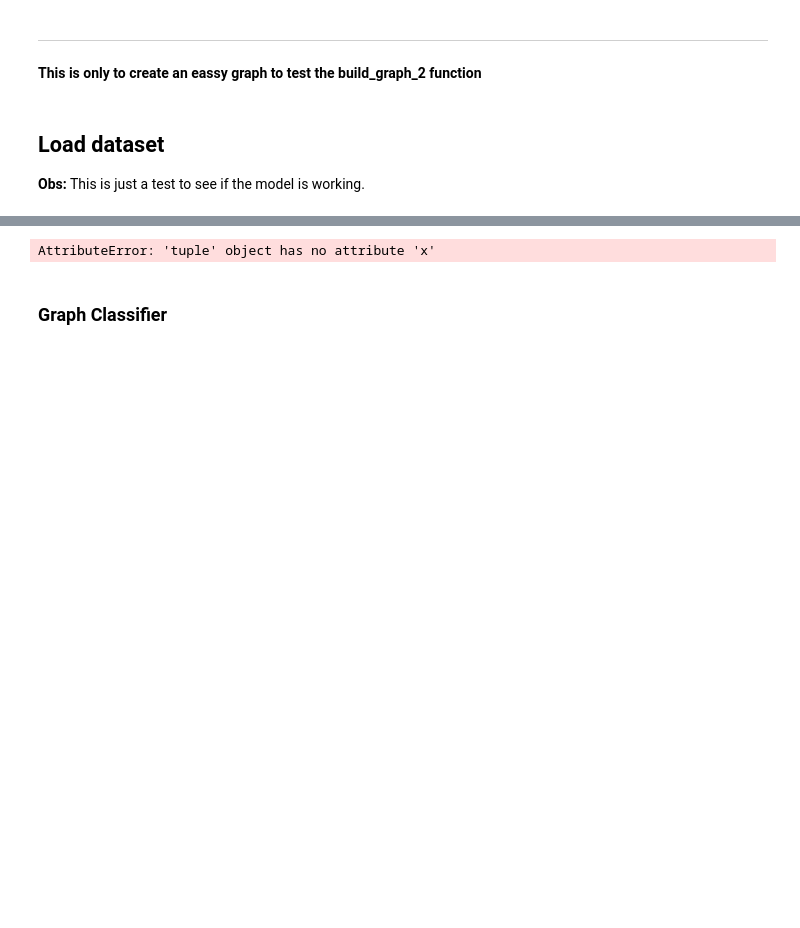
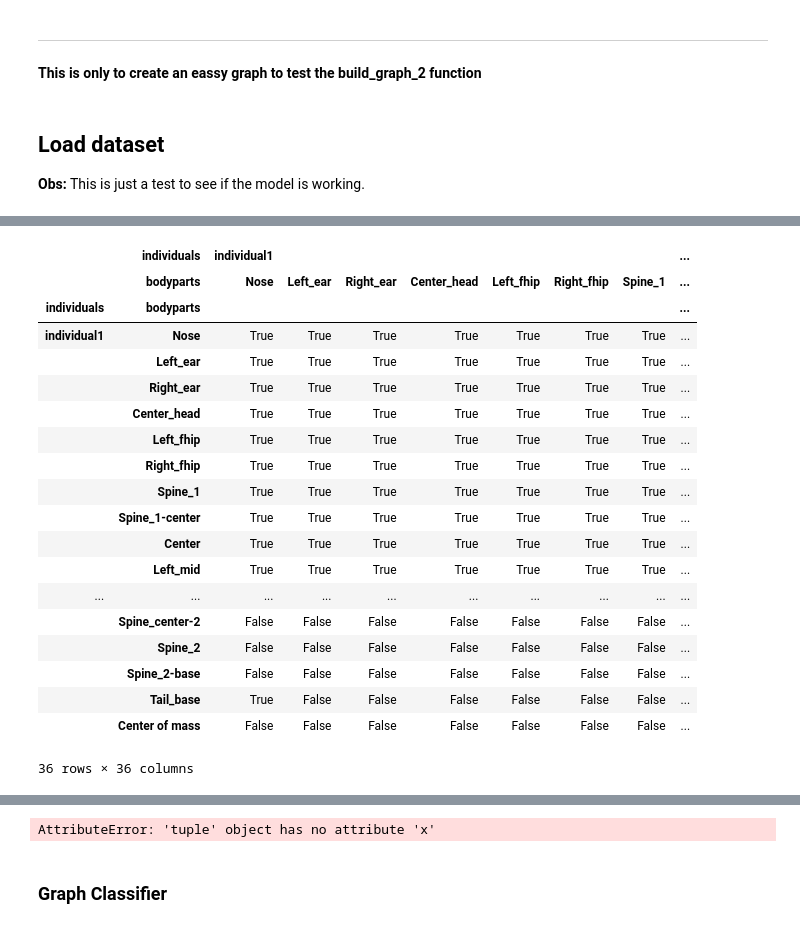
Before and after one commit to JulianAlvarezdeGiorgi/Behavioral_Tagging_of_Mice_in_multiple_Mice_setup_using_Deep_Learning, a Jupyter notebook: src/train.ipynb, the cells around one changed output, grey strips where cells are left out. Drawn from its saved outputs; the diff is of its cells as text; code cells hidden in the pictures; blank space fills up the shorter version.

```diff
--- a/src/train.ipynb
+++ b/src/train.ipynb
@@ -139 +241,36 @@ if False:
+# %%
+# Set to true all the connections between body parts of the same individual
+
+
+# Connect Nose-Nose Tail-Tail, Nose-Tail, Tail-Nose
+for ind in data_dlc.individuals:
+    spatial_adj.loc[ind, ind] = True
+# %%
+spatial_adj.loc[(slice(None), 'Nose'), (slice(None), 'Nose')] = True
+spatial_adj.loc[(slice(None), 'Tail_base'), (slice(None), 'Tail_base')] = True
+spatial_adj.loc[(slice(None), 'Nose'), (slice(None), 'Tail_base')] = True
+spatial_adj.loc[(slice(None), 'Tail_base'), (slice(None), 'Nose')] = True
+# %%
+spatial_adj
+# %% [output]
+|  | individuals | individual1 |  |  |  |  |  |  | ... |
+|  | bodyparts | Nose | Left_ear | Right_ear | Center_head | Left_fhip | Right_fhip | Spine_1 | ... |
+| individuals | bodyparts |  |  |  |  |  |  |  | ... |
+| individual1 | Nose | True | True | True | True | True | True | True | ... |
+|  | Left_ear | True | True | True | True | True | True | True | ... |
+|  | Right_ear | True | True | True | True | True | True | True | ... |
+|  | Center_head | True | True | True | True | True | True | True | ... |
+|  | Left_fhip | True | True | True | True | True | True | True | ... |
+|  | Right_fhip | True | True | True | True | True | True | True | ... |
+|  | Spine_1 | True | True | True | True | True | True | True | ... |
+|  | Spine_1-center | True | True | True | True | True | True | True | ... |
+|  | Center | True | True | True | True | True | True | True | ... |
+|  | Left_mid | True | True | True | True | True | True | True | ... |
+| ... | ... | ... | ... | ... | ... | ... | ... | ... | ... |
+|  | Spine_center-2 | False | False | False | False | False | False | False | ... |
+|  | Spine_2 | False | False | False | False | False | False | False | ... |
+|  | Spine_2-base | False | False | False | False | False | False | False | ... |
+|  | Tail_base | True | False | False | False | False | False | False | ... |
+|  | Center of mass | False | False | False | False | False | False | False | ... |
+36 rows × 36 columns
 # %%
```
Also changed, not shown: parts of 57 cells of this notebook, 1 other file.
